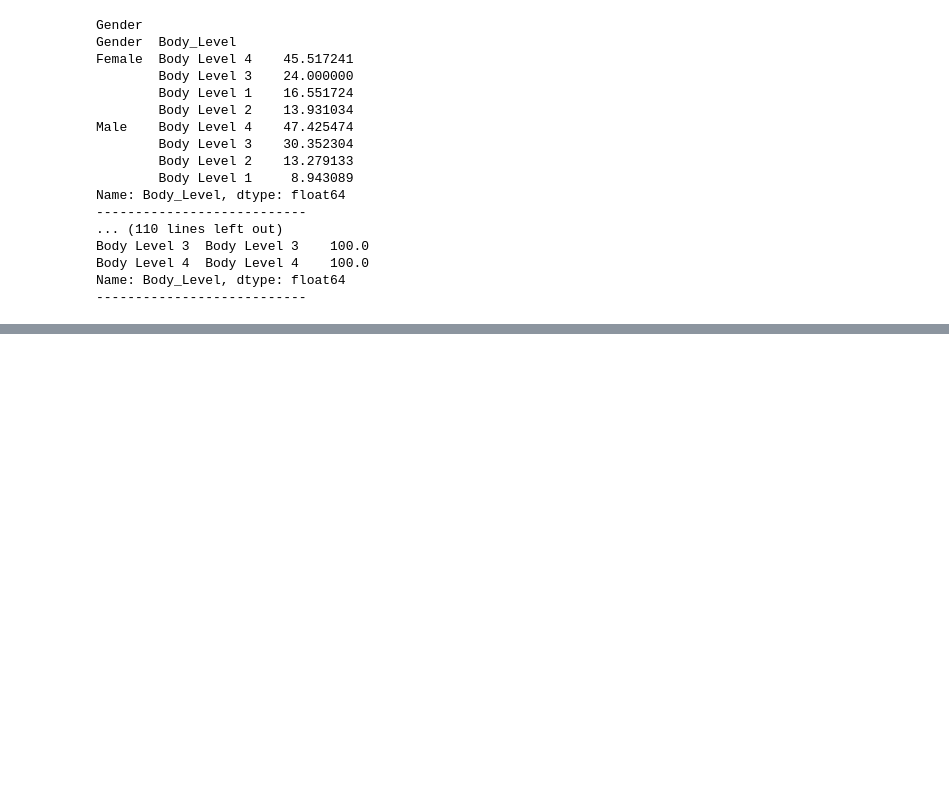
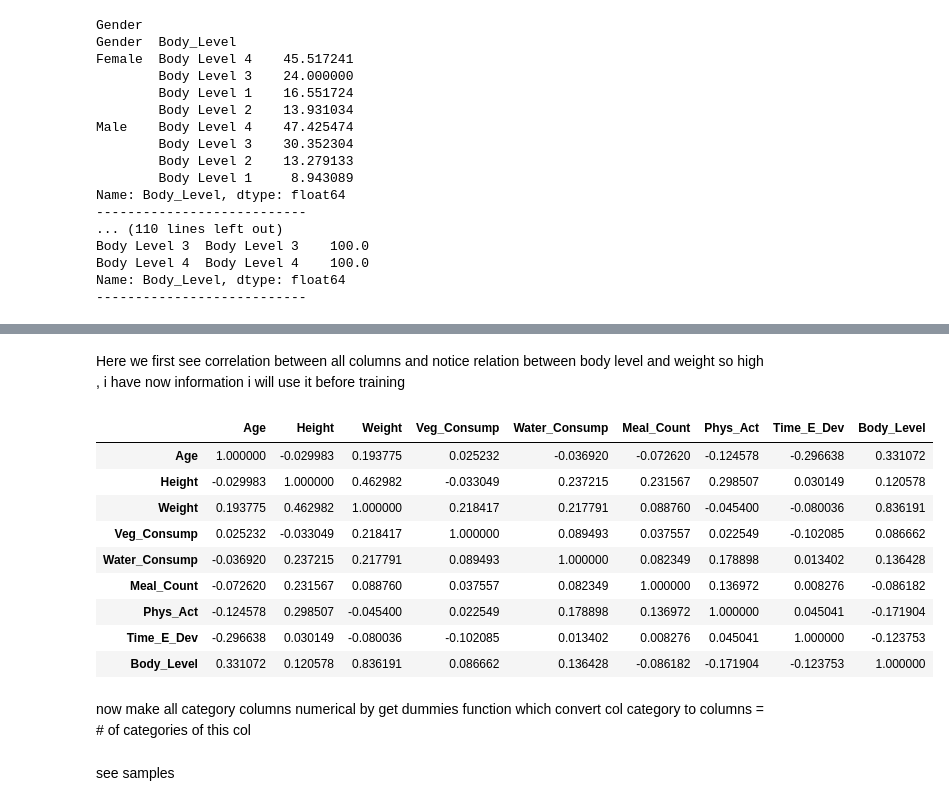
Before and after one commit to Hussien12Mostafa/body_level_classification, a Jupyter notebook: main.ipynb, the cells around one changed output, grey strips where cells are left out. Drawn from its saved outputs; the diff is of its cells as text; code cells hidden in the pictures; blank space fills up the shorter version.

```diff
--- a/main.ipynb
+++ b/main.ipynb
@@ -166,5 +302,25 @@ Name: Body_Level, dtype: float64
+# %% [markdown]
+Here we first see correlation between all columns and notice
+relation between body level and weight so high , i have now information i will use it before training
+# %%
+df.corr()
+# %% [output]
+|  | Age | Height | Weight | Veg_Consump | Water_Consump | Meal_Count | Phys_Act | Time_E_Dev | Body_Level |
+| Age | 1.000000 | -0.029983 | 0.193775 | 0.025232 | -0.036920 | -0.072620 | -0.124578 | -0.296638 | 0.331072 |
+| Height | -0.029983 | 1.000000 | 0.462982 | -0.033049 | 0.237215 | 0.231567 | 0.298507 | 0.030149 | 0.120578 |
+| Weight | 0.193775 | 0.462982 | 1.000000 | 0.218417 | 0.217791 | 0.088760 | -0.045400 | -0.080036 | 0.836191 |
+| Veg_Consump | 0.025232 | -0.033049 | 0.218417 | 1.000000 | 0.089493 | 0.037557 | 0.022549 | -0.102085 | 0.086662 |
+| Water_Consump | -0.036920 | 0.237215 | 0.217791 | 0.089493 | 1.000000 | 0.082349 | 0.178898 | 0.013402 | 0.136428 |
+| Meal_Count | -0.072620 | 0.231567 | 0.088760 | 0.037557 | 0.082349 | 1.000000 | 0.136972 | 0.008276 | -0.086182 |
+| Phys_Act | -0.124578 | 0.298507 | -0.045400 | 0.022549 | 0.178898 | 0.136972 | 1.000000 | 0.045041 | -0.171904 |
+| Time_E_Dev | -0.296638 | 0.030149 | -0.080036 | -0.102085 | 0.013402 | 0.008276 | 0.045041 | 1.000000 | -0.123753 |
+| Body_Level | 0.331072 | 0.120578 | 0.836191 | 0.086662 | 0.136428 | -0.086182 | -0.171904 | -0.123753 | 1.000000 |
+# %% [markdown]
+now make all category columns numerical by get dummies function which convert col category to columns = # of categories of this col
 # %%
 df=pd.get_dummies(df)
+# %% [markdown]
+see samples
 # %%
 df.sample(5)
 # %% [output]
```
Also changed, not shown: parts of 118 cells of this notebook, 1 other file.
